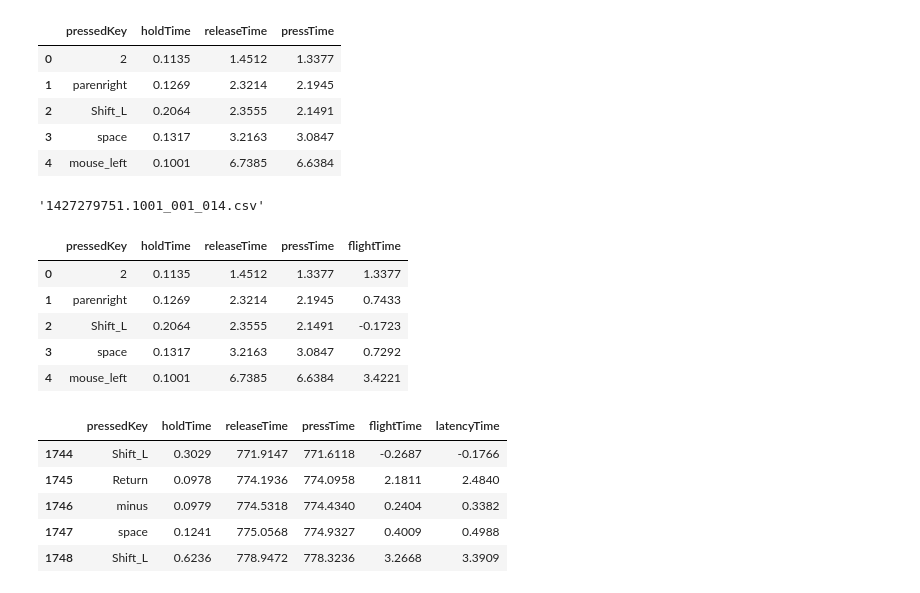
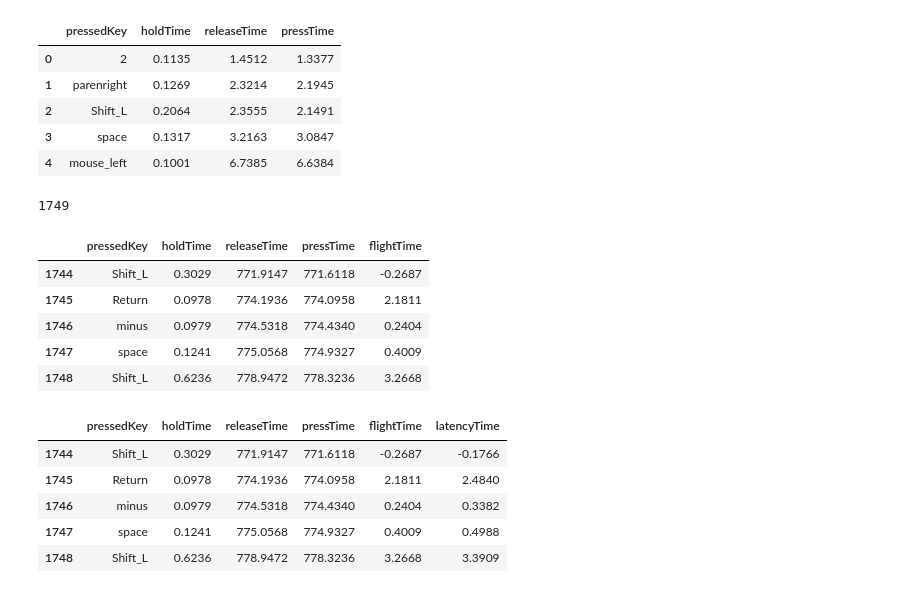
Before and after one commit to HannaKatarzyna/monKEY_app, a Jupyter notebook: preprocessing.ipynb, the cells around one changed output. Cells and saved outputs as stored; diff of their text form; code cells hidden in the pictures.

```diff
--- a/preprocessing.ipynb
+++ b/preprocessing.ipynb
@@ -79,21 +169,21 @@ df_ID.head()
 | 2 | Shift_L | 0.2064 | 2.3555 | 2.1491 |
 | 3 | space | 0.1317 | 3.2163 | 3.0847 |
 | 4 | mouse_left | 0.1001 | 6.7385 | 6.6384 |
-# %%
-df2['file_1'][1]
-# %% [output]
-'1427279751.1001_001_014.csv'
+# %%
+len(df_ID['flightTime'])
+# %% [output]
+1749
 # %%
 df_ID['flightTime'] = df_ID['pressTime'] - \
     pd.concat([pd.Series(0), df_ID['releaseTime']], ignore_index=True)
-df_ID.head()
+df_ID.tail()
 # %% [output]
 |  | pressedKey | holdTime | releaseTime | pressTime | flightTime |
-| 0 | 2 | 0.1135 | 1.4512 | 1.3377 | 1.3377 |
-| 1 | parenright | 0.1269 | 2.3214 | 2.1945 | 0.7433 |
-| 2 | Shift_L | 0.2064 | 2.3555 | 2.1491 | -0.1723 |
-| 3 | space | 0.1317 | 3.2163 | 3.0847 | 0.7292 |
-| 4 | mouse_left | 0.1001 | 6.7385 | 6.6384 | 3.4221 |
+| 1744 | Shift_L | 0.3029 | 771.9147 | 771.6118 | -0.2687 |
+| 1745 | Return | 0.0978 | 774.1936 | 774.0958 | 2.1811 |
+| 1746 | minus | 0.0979 | 774.5318 | 774.4340 | 0.2404 |
+| 1747 | space | 0.1241 | 775.0568 | 774.9327 | 0.4009 |
+| 1748 | Shift_L | 0.6236 | 778.9472 | 778.3236 | 3.2668 |
 # %%
 df_ID['latencyTime']=df_ID['flightTime']+pd.concat([pd.Series(0),df_ID['holdTime']],ignore_index=True)
 df_ID.tail()
```
Also changed, not shown: parts of 25 cells of this notebook, 1 other file.
